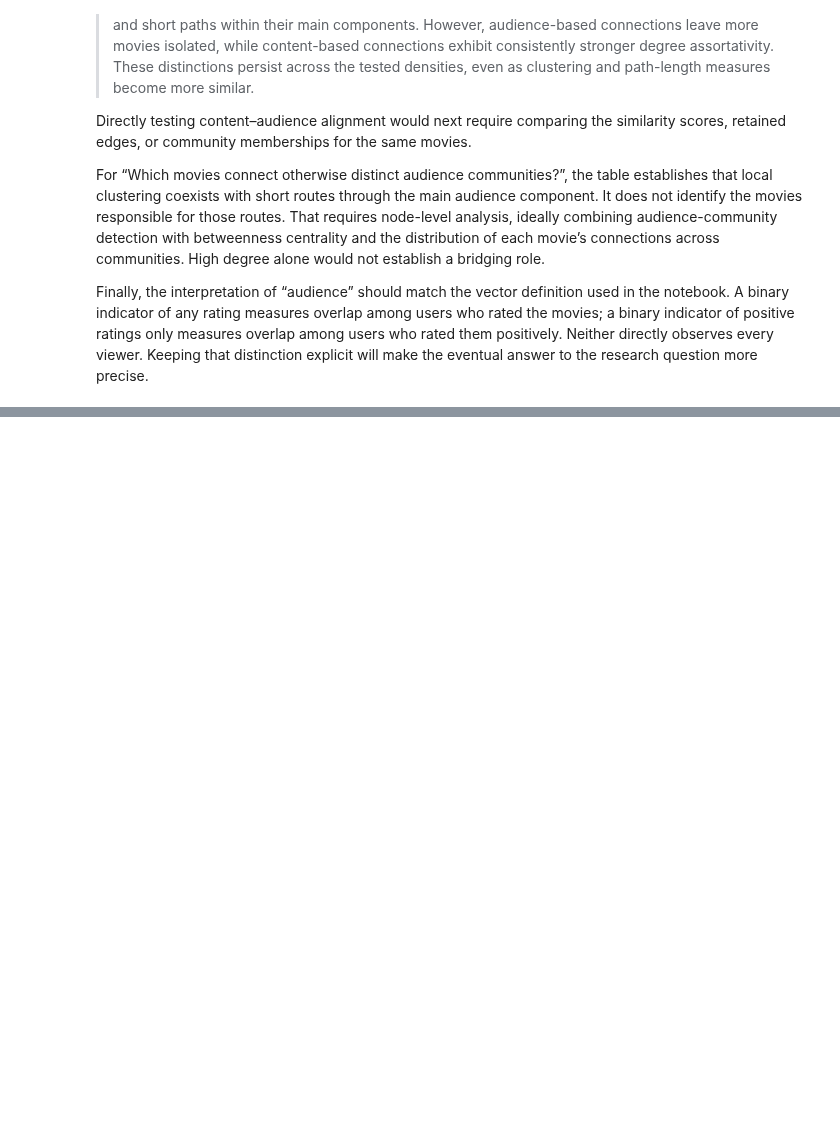
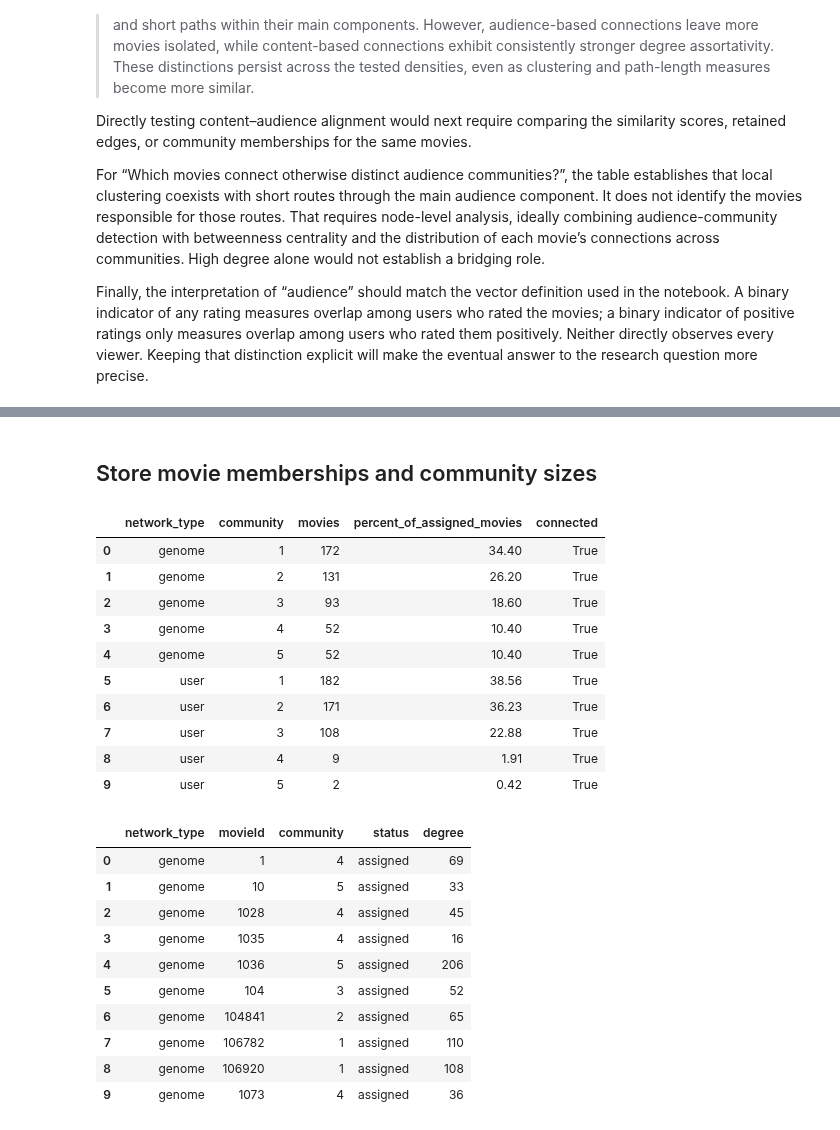
Before and after one commit to beemir/analysis-labs, a Jupyter notebook: project/Notebook user vs genome/Part1_analysis.ipynb, the cells around one changed output, grey strips where cells are left out. Drawn from its saved outputs; the diff is of its cells as text; code cells hidden in the pictures; blank space fills up the shorter version.

Commit message:
Update Part1_analysis.ipynb
added the start of community analysis, only discovery is added and further analysis still required.

```diff
--- a/project/Notebook user vs genome/Part1_analysis.ipynb
+++ b/project/Notebook user vs genome/Part1_analysis.ipynb
@@ -890,0 +1086,79 @@ Finally, the interpretation of “audience” should match the vector definition
+# %% [markdown]
+## Store movie memberships and community sizes
+# %%
+# Convenient dictionaries for later analysis:
+# communities["user"] -> list of sets of movie IDs
+# community_membership["user"][movie_id] -> community number
+
+communities = {
+    network_type: result["communities"]
+    for network_type, result in community_results.items()
+}
+
+community_membership = {
+    network_type: result["membership"]
+    for network_type, result in community_results.items()
+}
+
+membership_rows = []
+size_rows = []
+
+for network_type, result in community_results.items():
+    G = graphs[(network_type, COMMUNITY_DENSITY)]
+
+    for movie_id in sorted(G.nodes(), key=str):
+        is_isolate = movie_id in result["isolates"]
+
+        membership_rows.append({
+            "network_type": network_type,
+            "movieId": movie_id,  # Preserve the original GraphML node ID.
+            "community": result["membership"].get(movie_id, pd.NA),
+            "status": "isolate" if is_isolate else "assigned",
+            "degree": G.degree(movie_id, weight=None),
+        })
+
+    for community_id, nodes in enumerate(
+        result["communities"], start=1
+    ):
+        size_rows.append({
+            "network_type": network_type,
+            "community": community_id,
+            "movies": len(nodes),
+            "percent_of_assigned_movies": (
+                100 * len(nodes) / len(result["nodes"])
+            ),
+            "connected": nx.is_connected(G.subgraph(nodes)),
+        })
+
+community_assignments = pd.DataFrame(membership_rows)
+community_assignments["community"] = (
+    community_assignments["community"].astype("Int64")
+)
+
+community_sizes = pd.DataFrame(size_rows)
+
+display(community_sizes.round(2))
+display(community_assignments.head(10))
+# %% [output]
+|  | network_type | community | movies | percent_of_assigned_movies | connected |
+| 0 | genome | 1 | 172 | 34.40 | True |
+| 1 | genome | 2 | 131 | 26.20 | True |
+| 2 | genome | 3 | 93 | 18.60 | True |
+| 3 | genome | 4 | 52 | 10.40 | True |
+| 4 | genome | 5 | 52 | 10.40 | True |
+| 5 | user | 1 | 182 | 38.56 | True |
+| 6 | user | 2 | 171 | 36.23 | True |
+| 7 | user | 3 | 108 | 22.88 | True |
+| 8 | user | 4 | 9 | 1.91 | True |
+| 9 | user | 5 | 2 | 0.42 | True |
+|  | network_type | movieId | community | status | degree |
+| 0 | genome | 1 | 4 | assigned | 69 |
+| 1 | genome | 10 | 5 | assigned | 33 |
+| 2 | genome | 1028 | 4 | assigned | 45 |
+| 3 | genome | 1035 | 4 | assigned | 16 |
+| 4 | genome | 1036 | 5 | assigned | 206 |
+| 5 | genome | 104 | 3 | assigned | 52 |
+| 6 | genome | 104841 | 2 | assigned | 65 |
+| 7 | genome | 106782 | 1 | assigned | 110 |
+| 8 | genome | 106920 | 1 | assigned | 108 |
+| 9 | genome | 1073 | 4 | assigned | 36 |
```
Also changed, not shown: parts of 8 cells of this notebook.
